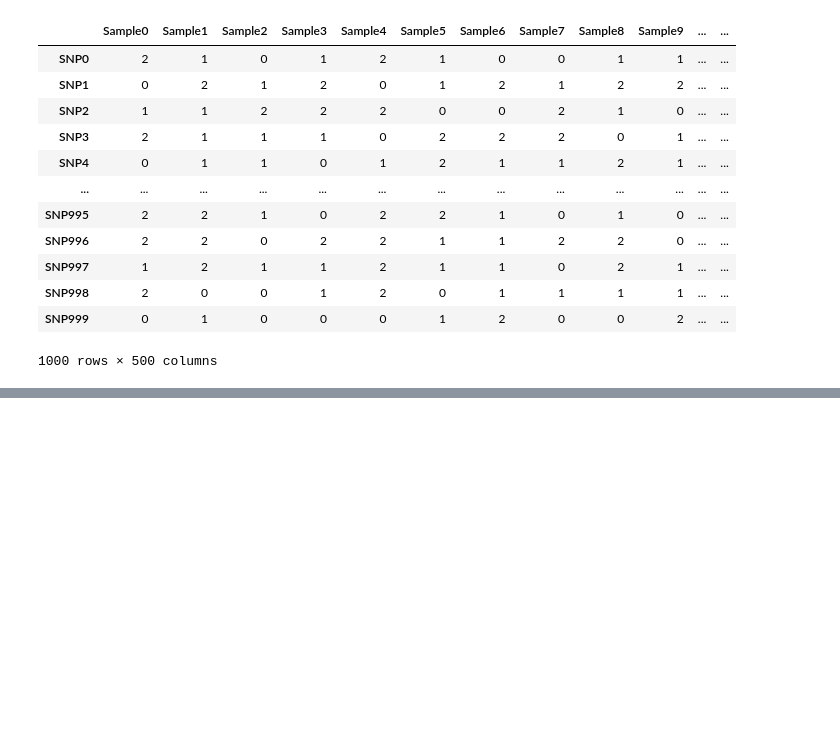
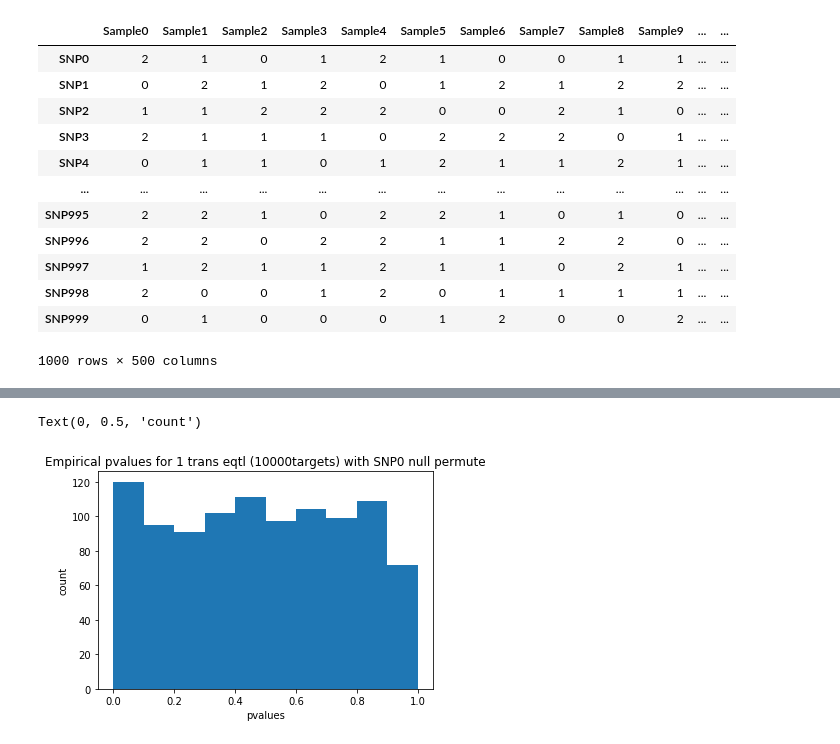
Before and after one commit to cynthiaewu/trans-eQTL, a Jupyter notebook: Jupyter/Permute snp genotype for empirical null distribution.ipynb, the cells around one changed output, grey strips where cells are left out. Drawn from its saved outputs; the diff is of its cells as text; code cells hidden in the pictures; blank space fills up the shorter version.

```diff
--- a/Jupyter/Permute snp genotype for empirical null distribution.ipynb
+++ b/Jupyter/Permute snp genotype for empirical null distribution.ipynb
@@ -129,0 +141,11 @@ permute_snp0_df.to_csv('/gymreklab-tscc/cynthiawu/real_gene_correlation/SampleSi
+# %%
+null_snp0 = pd.read_csv('/gymreklab-tscc/cynthiawu/real_gene_correlation/SampleSize500/null/numTarget_10000/Beta_01/Simulation_0/permute_snps/SNP1/CPMA/gene-snp-eqtl_cpma_empirical_pvals', sep='\t')
+pvals = np.array(null_snp0['pvalue'])
+pvals_adj = statsmodels.stats.multitest.multipletests(pvals, alpha=0.05, method='fdr_bh')
+plt.hist(pvals)
+plt.title('Empirical pvalues for 1 trans eqtl (10000targets) with SNP0 null permute')
+plt.xlabel('pvalues')
+plt.ylabel('count')
+# %% [output]
+Text(0, 0.5, 'count')
+[figure, added]
```
Also changed, not shown: parts of 30 cells of this notebook, 3 other files.
